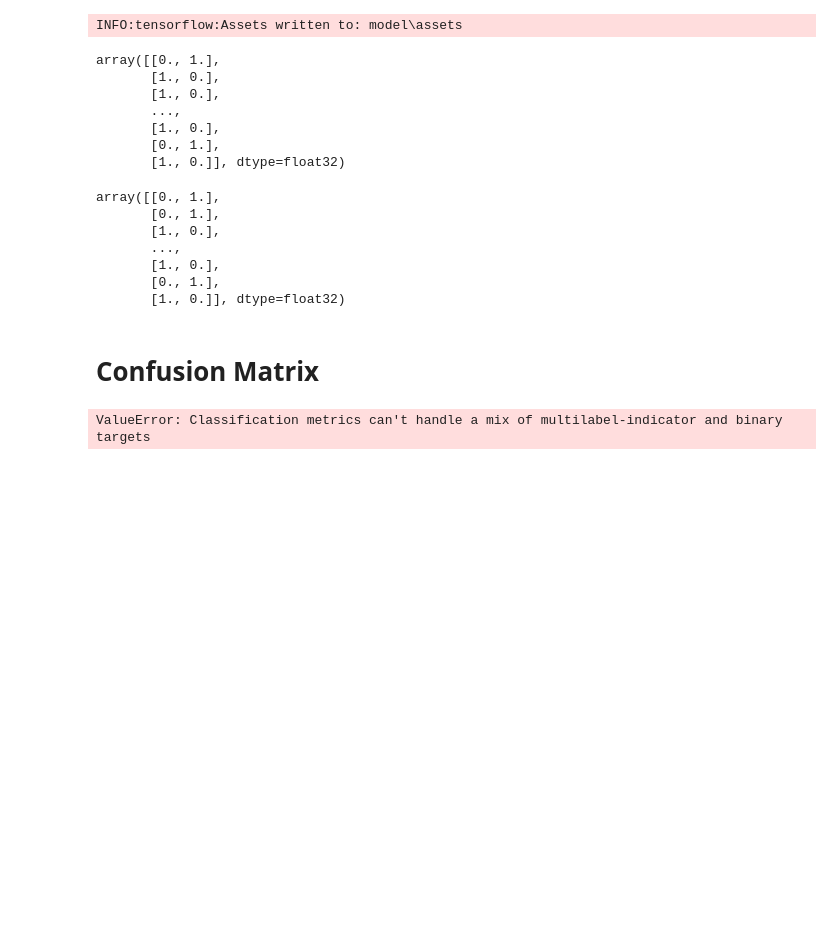
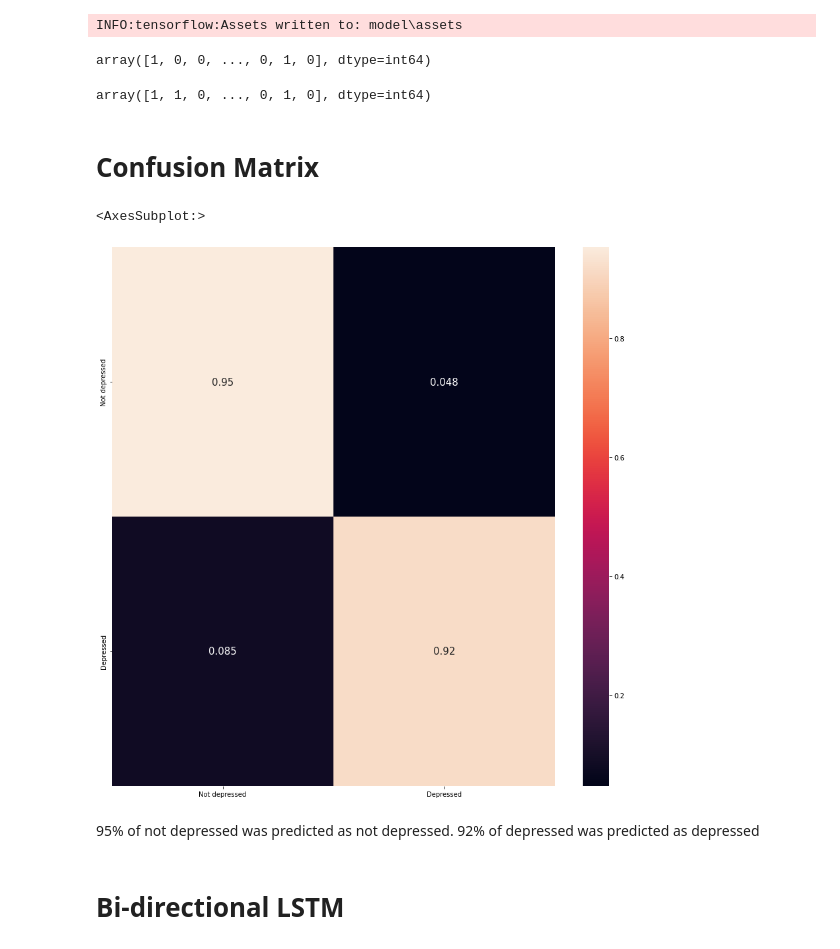
Before and after one commit to sgit0002/YMseekA, a Jupyter notebook: Iteration-3/final.ipynb, the cells around one changed output. Cells and saved outputs as stored; diff of their text form; code cells hidden in the pictures; blank space fills up the shorter version.

```diff
--- a/Iteration-3/final.ipynb
+++ b/Iteration-3/final.ipynb
@@ -113,7 +113,7 @@ from keras.preprocessing.text import Tokenizer
 from keras.preprocessing.sequence import pad_sequences
 from keras import regularizers
 # %%
-max_words = 5000
+max_words = 50000
 max_len = 200
 # %%
 tokenizer = Tokenizer(num_words=max_words)
@@ -234,36 +235,29 @@ INFO:tensorflow:Assets written to: model\assets
 INFO:tensorflow:Assets written to: model\assets
 # %%
 y = [0,1]
-np.around(model1.predict(X_test), decimals=0)
+np.around(model1.predict(X_test), decimals=0).argmax(axis=1)
 # %% [output]
-array([[0., 1.],
-       [1., 0.],
-       [1., 0.],
-       ...,
-       [1., 0.],
-       [0., 1.],
-       [1., 0.]], dtype=float32)
+array([1, 0, 0, ..., 0, 1, 0], dtype=int64)
-# %%
-y_test
-# %% [output]
-array([[0., 1.],
-       [0., 1.],
-       [1., 0.],
-       ...,
-       [1., 0.],
-       [0., 1.],
-       [1., 0.]], dtype=float32)
+# %%
+np.around(y_test, decimals=0).argmax(axis=1)
+# %% [output]
+array([1, 1, 0, ..., 0, 1, 0], dtype=int64)
 # %% [markdown]
 # Confusion Matrix
 # %%
 from sklearn.metrics import confusion_matrix
 import seaborn as sns
 import matplotlib.pyplot as plt
-matrix = confusion_matrix(y_test, np.around(model1.predict(X_test), decimals=0).argmax(axis=1))
+matrix = confusion_matrix(np.around(y_test, decimals=0).argmax(axis=1), np.around(model1.predict(X_test), decimals=0).argmax(axis=1))
 conf_matrix = pd.DataFrame(matrix, index = ['Not depressed','Depressed'],columns = ['Not depressed','Depressed'])
 #Normalizing
 conf_matrix = conf_matrix.astype('float') / conf_matrix.sum(axis=1)[:, np.newaxis]
 plt.figure(figsize = (15,15))
 sns.heatmap(conf_matrix, annot=True, annot_kws={"size": 15})
 # %% [output]
-ValueError: Classification metrics can't handle a mix of multilabel-indicator and binary targets
+<AxesSubplot:>
+[figure, added]
+# %% [markdown]
+95% of not depressed was predicted as not depressed. 92% of depressed was predicted as depressed
+# %% [markdown]
+# Bi-directional LSTM
```
Also changed, not shown: parts of 8 cells of this notebook, 1 other file.
